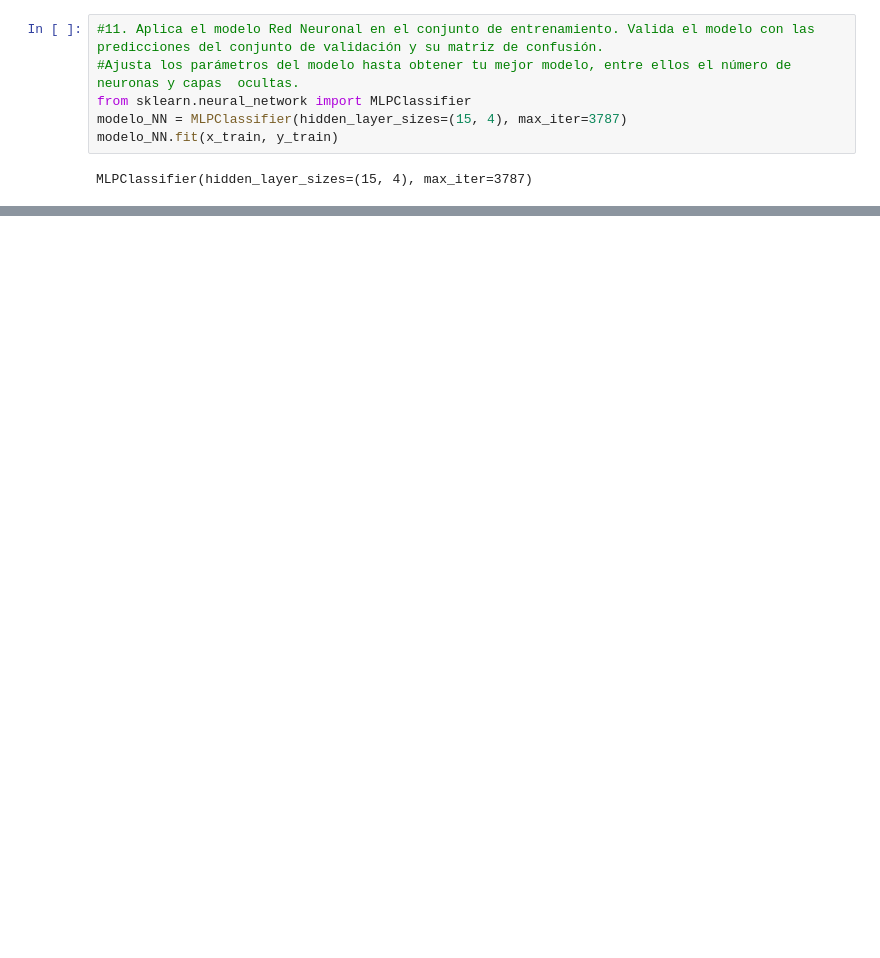
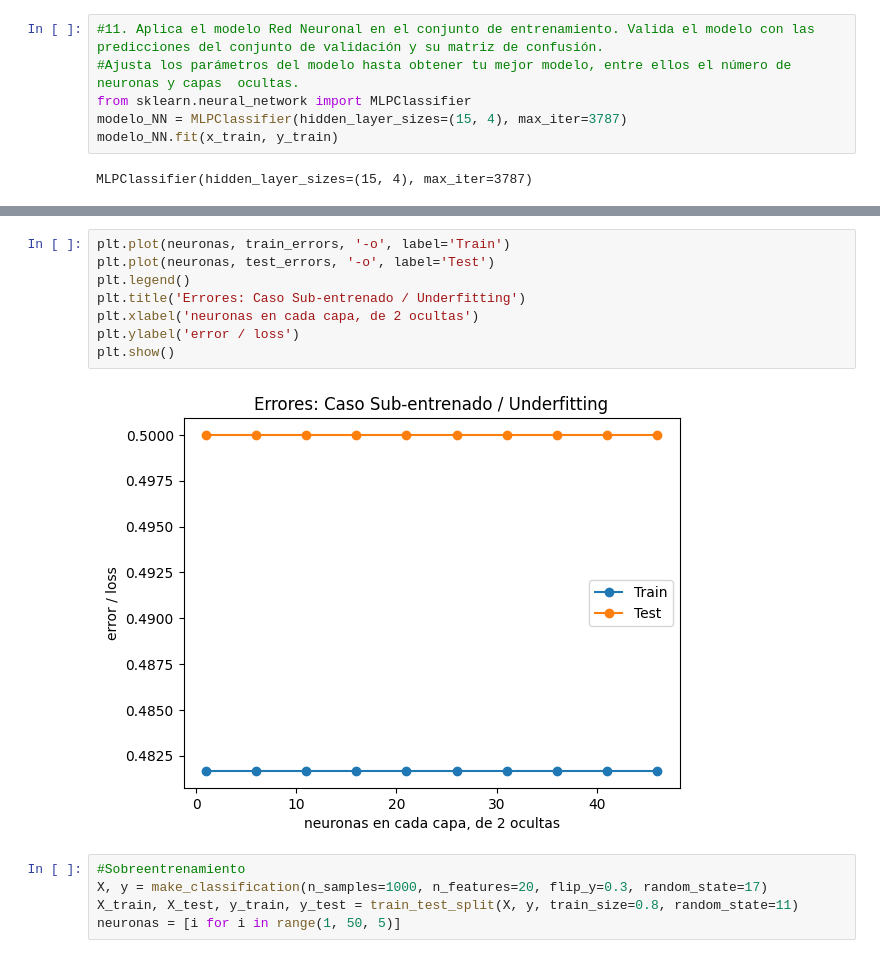
Before and after one commit to pampato77/bigdata, a Jupyter notebook: Solucion_reto_SC_63_Mariana_Escobar_Camacho.ipynb, the cells around one changed output, grey strips where cells are left out. Drawn from its saved outputs; the diff is of its cells as text; blank space fills up the shorter version.

```diff
--- a/Solucion_reto_SC_63_Mariana_Escobar_Camacho.ipynb
+++ b/Solucion_reto_SC_63_Mariana_Escobar_Camacho.ipynb
@@ -224,0 +349,15 @@ print(confusion_matrix(y_test, pr))
+# %%
+plt.plot(neuronas, train_errors, '-o', label='Train')
+plt.plot(neuronas, test_errors, '-o', label='Test')
+plt.legend()
+plt.title('Errores: Caso Sub-entrenado / Underfitting')
+plt.xlabel('neuronas en cada capa, de 2 ocultas')
+plt.ylabel('error / loss')
+plt.show()
+# %% [output]
+[figure, added]
+# %%
+#Sobreentrenamiento
+X, y = make_classification(n_samples=1000, n_features=20, flip_y=0.3, random_state=17)
+X_train, X_test, y_train, y_test = train_test_split(X, y, train_size=0.8, random_state=11)
+neuronas = [i for i in range(1, 50, 5)]
```
Also changed, not shown: parts of 21 cells of this notebook.
